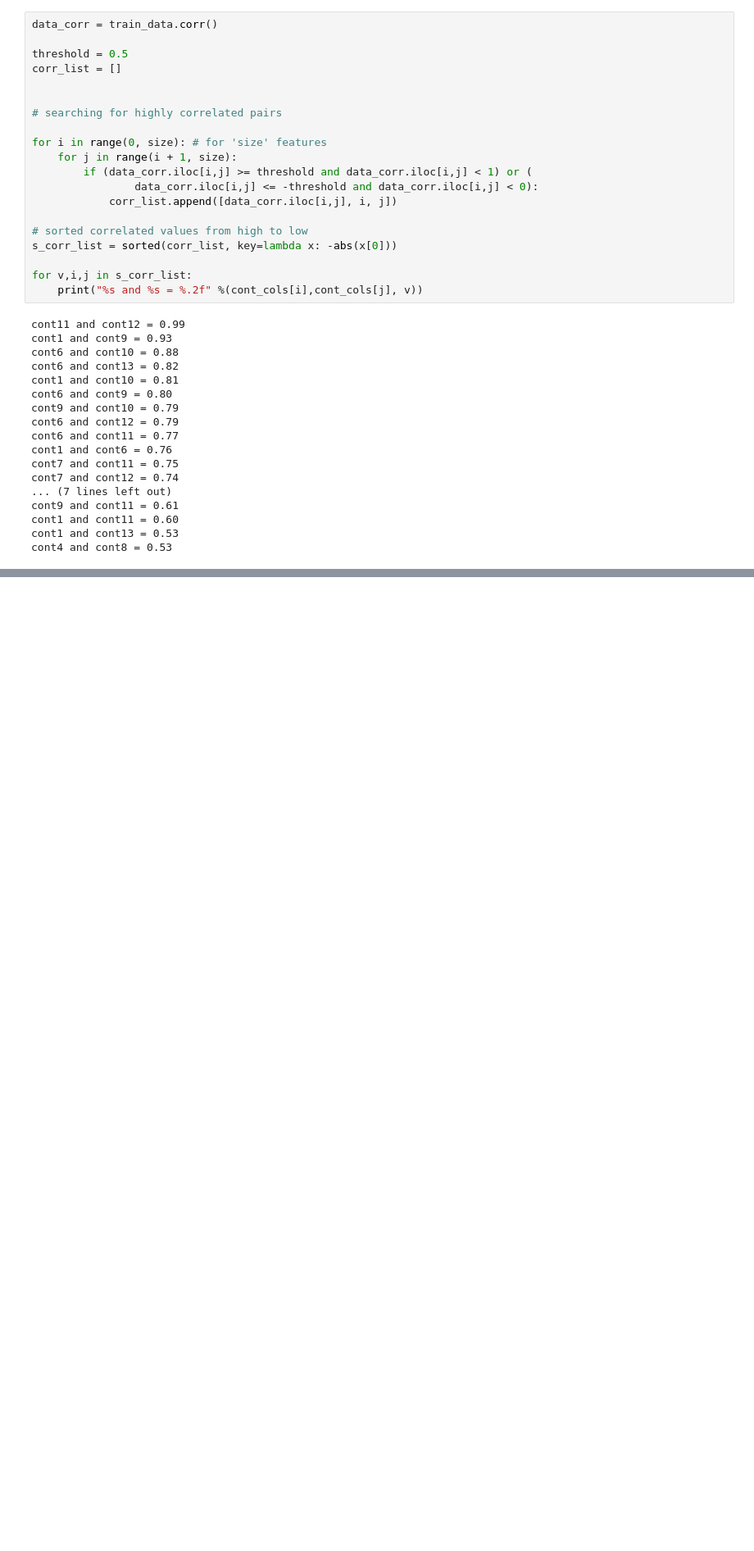
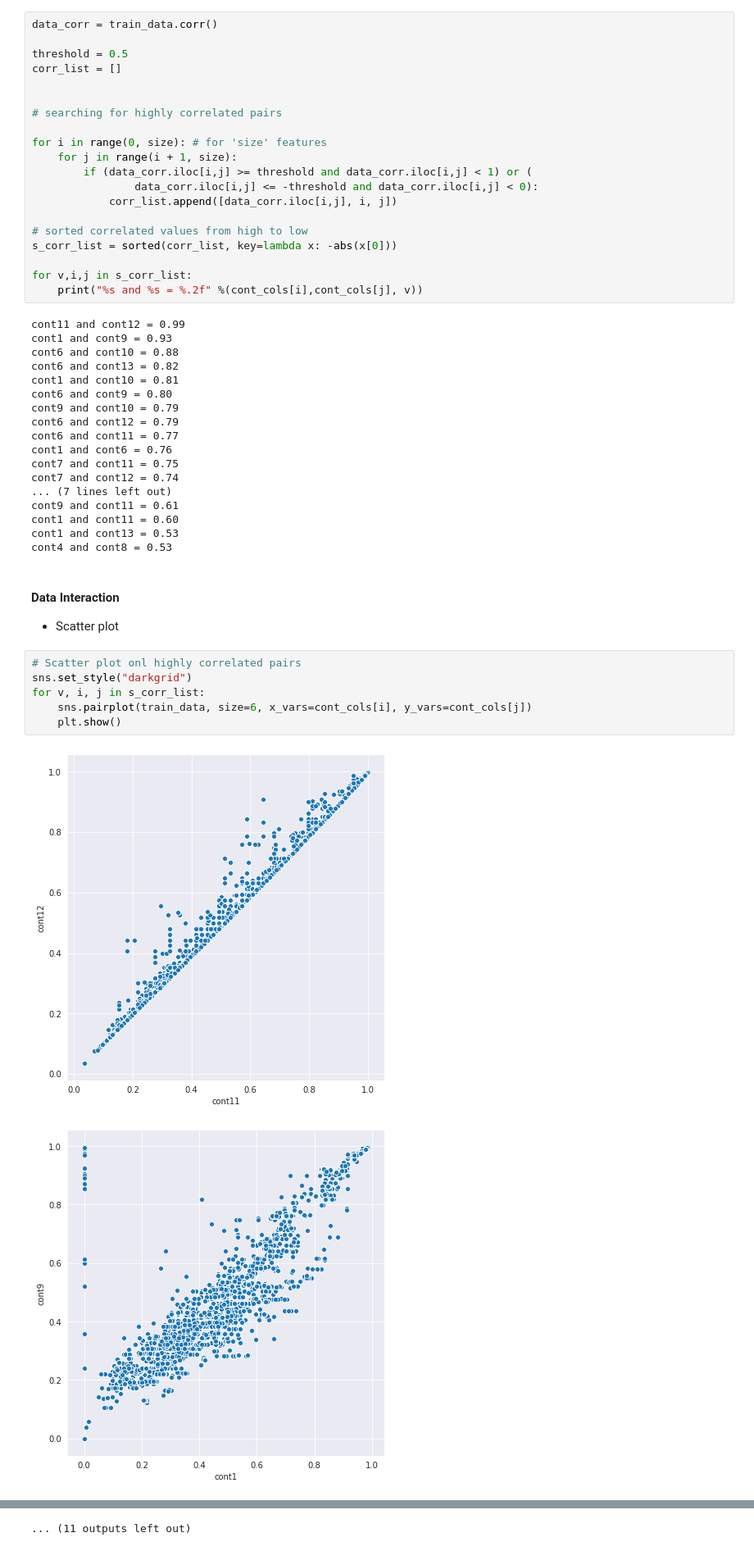
Before and after one commit to wkhosa-wizro/www.kaggle.com-learn, a Jupyter notebook: notebooks/exploratory-study-on-ml-algorithms/exploratory-study-on-ml-algorithms.ipynb, the cells around one changed output, grey strips where cells are left out. Shown at 82% size. Cells and saved outputs as stored; diff of their text form; blank space fills up the shorter version.

Commit message:
data interaction scatter plot'

```diff
--- a/notebooks/exploratory-study-on-ml-algorithms/exploratory-study-on-ml-algorithms.ipynb
+++ b/notebooks/exploratory-study-on-ml-algorithms/exploratory-study-on-ml-algorithms.ipynb
@@ -340,3 +340,15 @@ cont9 and cont11 = 0.61
 cont1 and cont11 = 0.60
 cont1 and cont13 = 0.53
 cont4 and cont8 = 0.53
+# %% [markdown]
+#### Data Interaction
+- Scatter plot
+# %%
+# Scatter plot onl highly correlated pairs
+sns.set_style("darkgrid")
+for v, i, j in s_corr_list:
+    sns.pairplot(train_data, size=6, x_vars=cont_cols[i], y_vars=cont_cols[j])
+    plt.show()
+# %% [output]
+[figure, added]
+[figure, added]
@@ -342,0 +365 @@ cont4 and cont8 = 0.53
+... (11 outputs left out)
```
Also changed, not shown: parts of 1 cell of this notebook.
